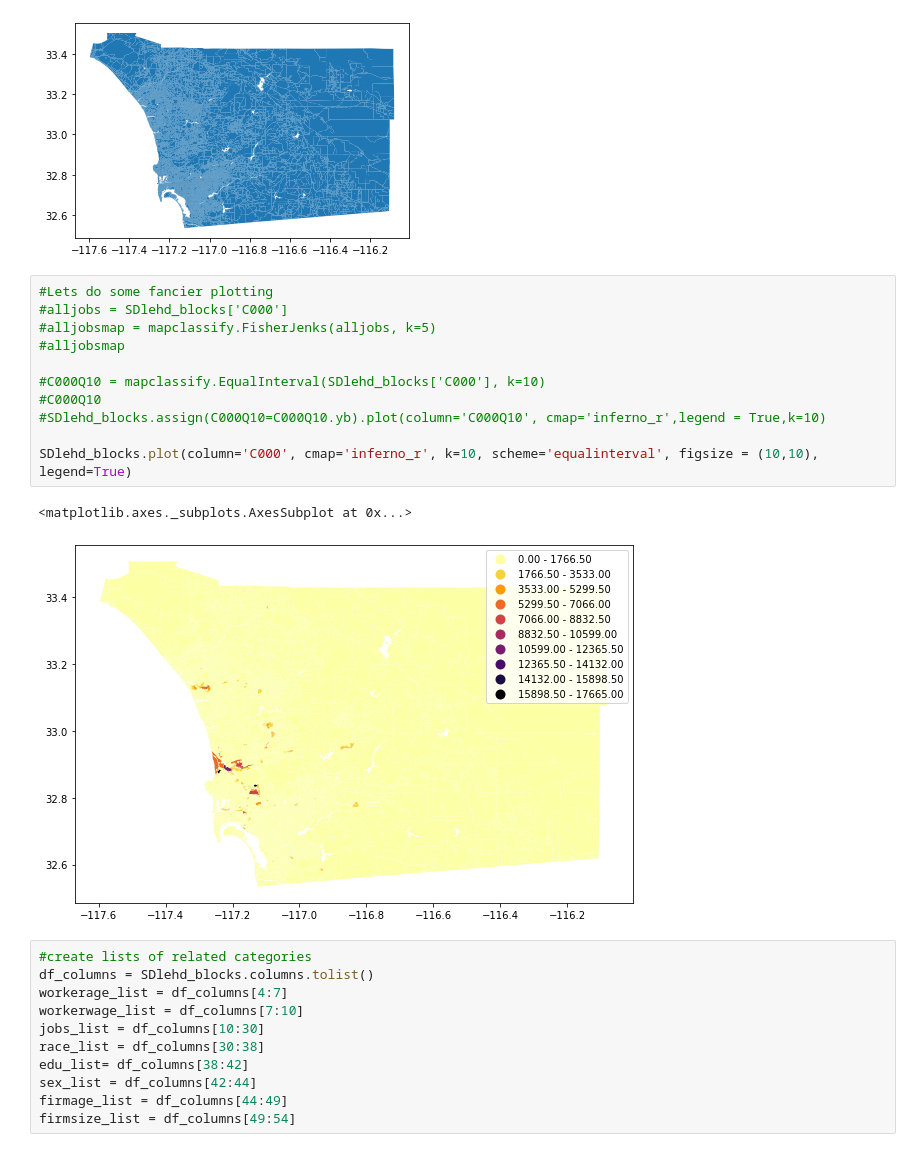
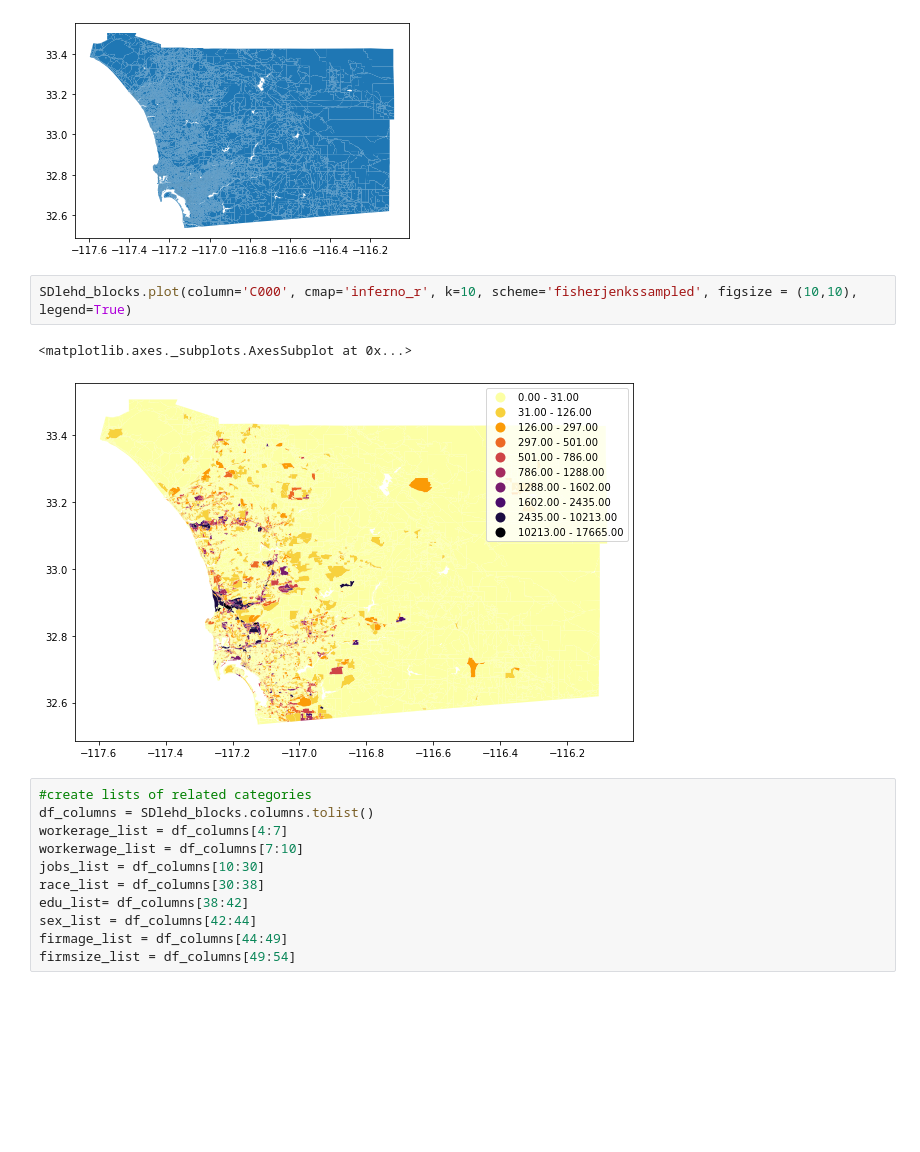
Before and after one commit to AnGWar26/Regional-Employment-Clusters, a Jupyter notebook: LEHD_DataRead.ipynb, the cells around one changed output. Saved outputs shown, nothing was run; the diff lists cells and outputs as text; blank space fills up the shorter version.

```diff
--- a/LEHD_DataRead.ipynb
+++ b/LEHD_DataRead.ipynb
@@ -94,20 +94,11 @@ SDlehd_blocks.plot()
 # %% [output]
 <matplotlib.axes._subplots.AxesSubplot at 0x...>
 [figure]
-# %%
-#Lets do some fancier plotting
-#alljobs = SDlehd_blocks['C000']
-#alljobsmap = mapclassify.FisherJenks(alljobs, k=5)
-#alljobsmap
-
-#C000Q10 = mapclassify.EqualInterval(SDlehd_blocks['C000'], k=10)
-#C000Q10
-#SDlehd_blocks.assign(C000Q10=C000Q10.yb).plot(column='C000Q10', cmap='inferno_r',legend = True,k=10)
-
-SDlehd_blocks.plot(column='C000', cmap='inferno_r', k=10, scheme='equalinterval', figsize = (10,10), legend=True)
-# %% [output]
-<matplotlib.axes._subplots.AxesSubplot at 0x...>
-[figure, removed]
+# %%
+SDlehd_blocks.plot(column='C000', cmap='inferno_r', k=10, scheme='fisherjenkssampled', figsize = (10,10), legend=True)
+# %% [output]
+<matplotlib.axes._subplots.AxesSubplot at 0x...>
+[figure, added]
 # %%
 #create lists of related categories
 df_columns = SDlehd_blocks.columns.tolist()
```
Also changed, not shown: parts of 11 cells of this notebook.
